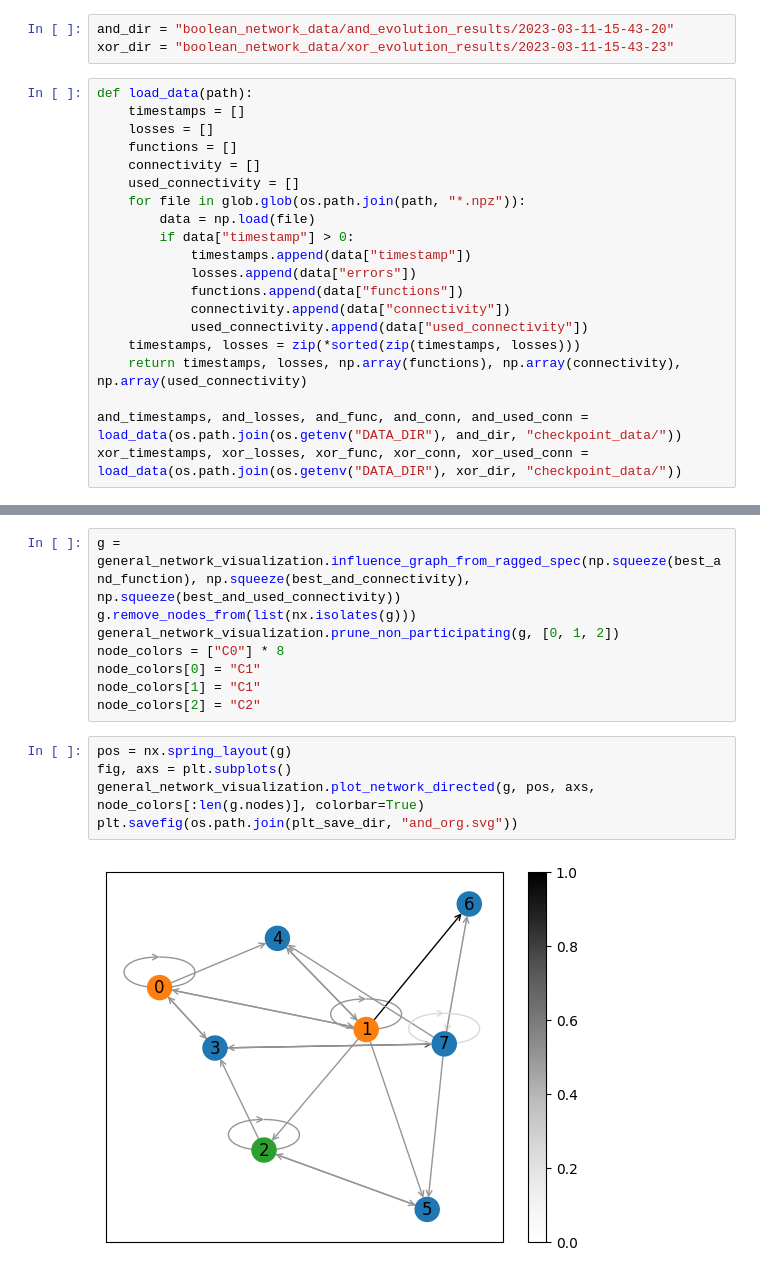
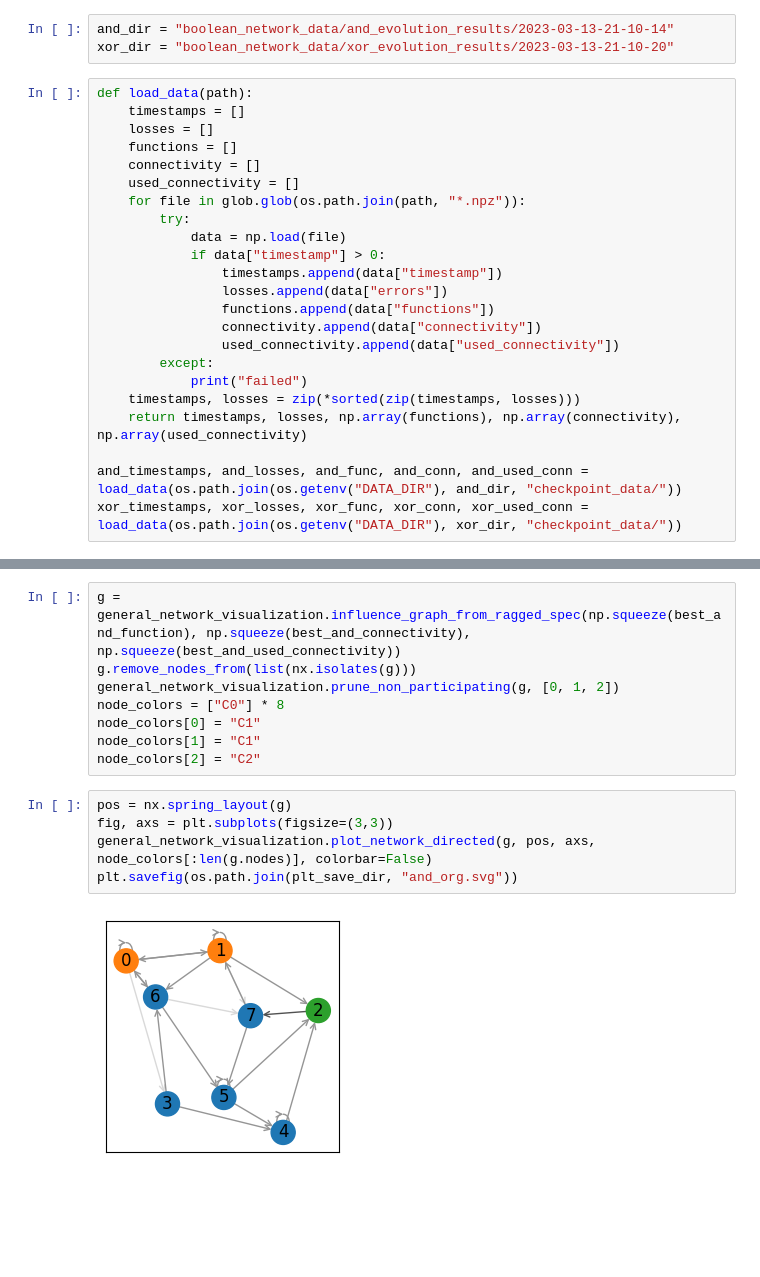
Before and after one commit to trevormccrt/gpuaffman_networks, a Jupyter notebook: genetics/analysis/primitive_evolution_analysis.ipynb, the cells around one changed output, grey strips where cells are left out. Cells and saved outputs as stored; diff of their text form; blank space fills up the shorter version.

```diff
--- a/genetics/analysis/primitive_evolution_analysis.ipynb
+++ b/genetics/analysis/primitive_evolution_analysis.ipynb
@@ -12,8 +12,8 @@ import general_network_visualization
 # %%
 plt_save_dir = "/home/trevor/boolean_network_data/plots_and_misc_material"
 # %%
-and_dir = "boolean_network_data/and_evolution_results/2023-03-11-15-43-20"
-xor_dir = "boolean_network_data/xor_evolution_results/2023-03-11-15-43-23"
+and_dir = "boolean_network_data/and_evolution_results/2023-03-13-21-10-14"
+xor_dir = "boolean_network_data/xor_evolution_results/2023-03-13-21-10-20"
 # %%
 def load_data(path):
     timestamps = []
@@ -22,13 +22,16 @@ def load_data(path):
     connectivity = []
     used_connectivity = []
     for file in glob.glob(os.path.join(path, "*.npz")):
-        data = np.load(file)
-        if data["timestamp"] > 0:
-            timestamps.append(data["timestamp"])
-            losses.append(data["errors"])
-            functions.append(data["functions"])
-            connectivity.append(data["connectivity"])
-            used_connectivity.append(data["used_connectivity"])
+        try:
+            data = np.load(file)
+            if data["timestamp"] > 0:
+                timestamps.append(data["timestamp"])
+                losses.append(data["errors"])
+                functions.append(data["functions"])
+                connectivity.append(data["connectivity"])
+                used_connectivity.append(data["used_connectivity"])
+        except:
+            print("failed")
     timestamps, losses = zip(*sorted(zip(timestamps, losses)))
     return timestamps, losses, np.array(functions), np.array(connectivity), np.array(used_connectivity)
 
@@ -183,9 +186,9 @@ node_colors[1] = "C1"
 node_colors[2] = "C2"
 # %%
 pos = nx.spring_layout(g)
-fig, axs = plt.subplots()
-general_network_visualization.plot_network_directed(g, pos, axs, node_colors[:len(g.nodes)], colorbar=True)
+fig, axs = plt.subplots(figsize=(3,3))
+general_network_visualization.plot_network_directed(g, pos, axs, node_colors[:len(g.nodes)], colorbar=False)
 plt.savefig(os.path.join(plt_save_dir, "and_org.svg"))
 # %% [output]
-[figure, old version]
+[figure, new version]
 # %%
```
Also changed, not shown: parts of 3 cells of this notebook, 3 other files.
